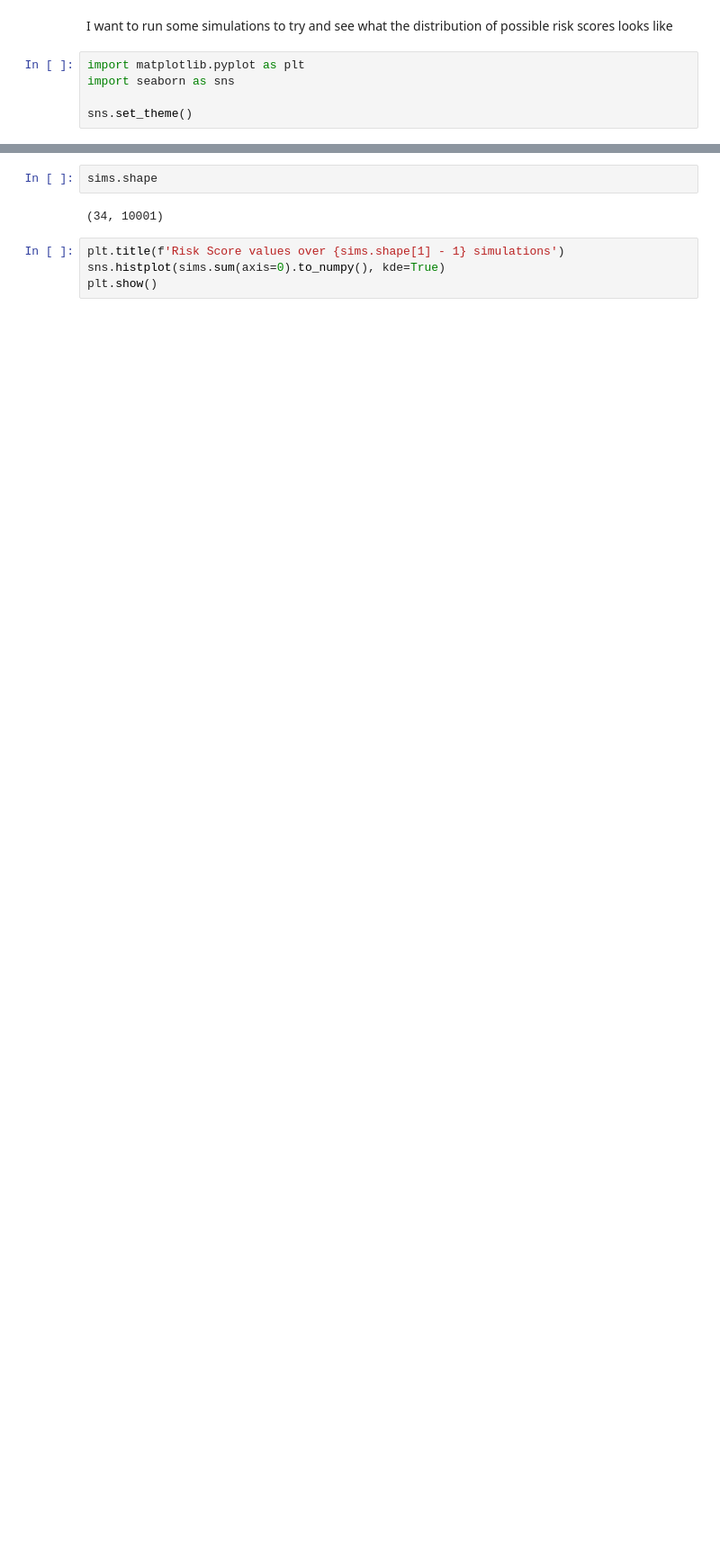
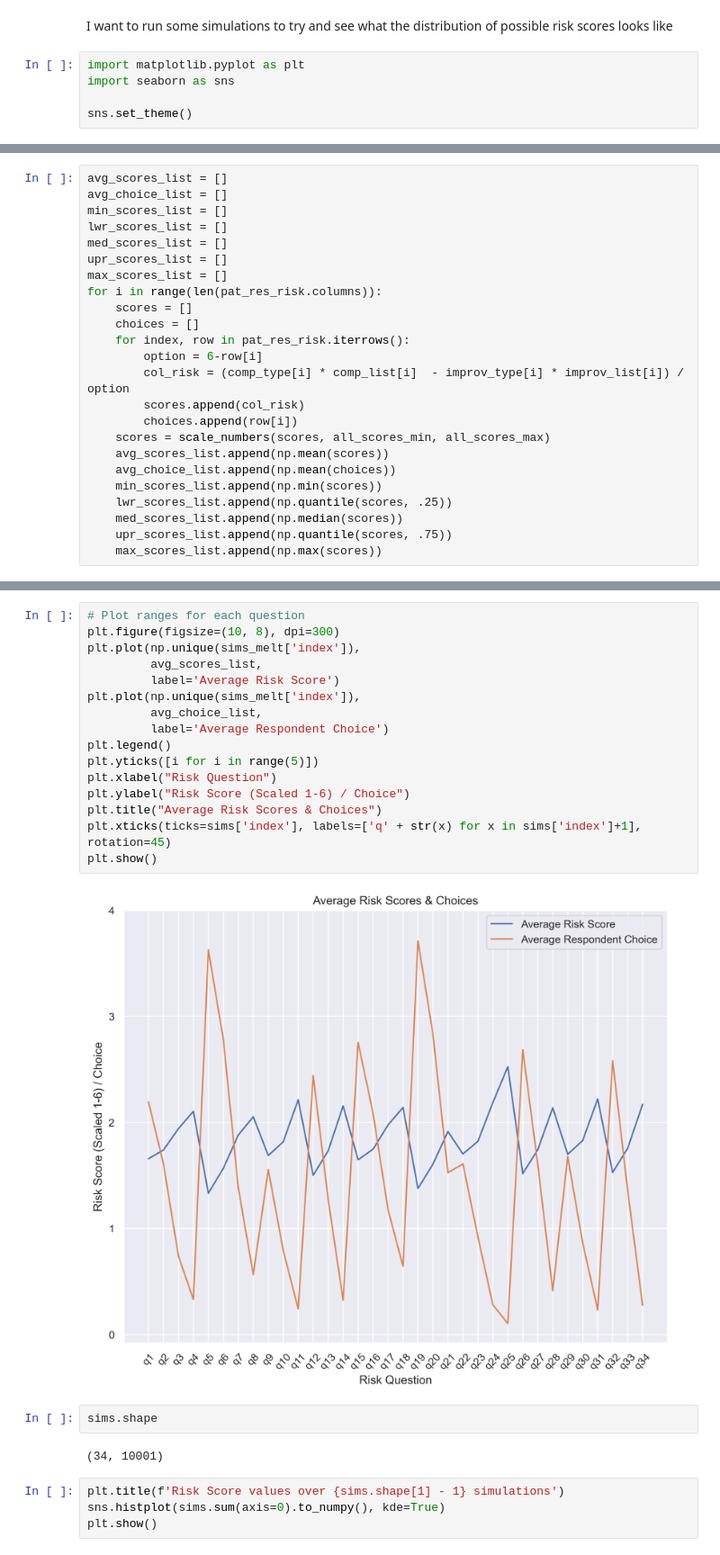
Before and after one commit to evanyfyip/vm-spinal-risk, a Jupyter notebook: vm-spinal-risk/notebooks/spinal_risk_calc.ipynb, the cells around one changed output, grey strips where cells are left out. Shown at 90% size. Drawn from its saved outputs; the diff is of its cells as text; blank space fills up the shorter version.

```diff
--- a/vm-spinal-risk/notebooks/spinal_risk_calc.ipynb
+++ b/vm-spinal-risk/notebooks/spinal_risk_calc.ipynb
@@ -437,3 +456,27 @@ sns.set_theme()
+# %%
+avg_scores_list = []
+avg_choice_list = []
+min_scores_list = []
+lwr_scores_list = []
+med_scores_list = []
+upr_scores_list = []
+max_scores_list = []
+for i in range(len(pat_res_risk.columns)):
+    scores = []
+    choices = []
+    for index, row in pat_res_risk.iterrows():
+        option = 6-row[i]
+        col_risk = (comp_type[i] * comp_list[i]  - improv_type[i] * improv_list[i]) / option
+        scores.append(col_risk)
+        choices.append(row[i])
+    scores = scale_numbers(scores, all_scores_min, all_scores_max)
+    avg_scores_list.append(np.mean(scores))
+    avg_choice_list.append(np.mean(choices))
+    min_scores_list.append(np.min(scores))
+    lwr_scores_list.append(np.quantile(scores, .25))
+    med_scores_list.append(np.median(scores))
+    upr_scores_list.append(np.quantile(scores, .75))
+    max_scores_list.append(np.max(scores))
 # %%
 num_simulations = 10000
 
@@ -470,3 +534,21 @@ plt.show()
+# %%
+# Plot ranges for each question
+plt.figure(figsize=(10, 8), dpi=300)
+plt.plot(np.unique(sims_melt['index']),
+         avg_scores_list,
+         label='Average Risk Score')
+plt.plot(np.unique(sims_melt['index']),
+         avg_choice_list,
+         label='Average Respondent Choice')
+plt.legend()
+plt.yticks([i for i in range(5)])
+plt.xlabel("Risk Question")
+plt.ylabel("Risk Score (Scaled 1-6) / Choice")
+plt.title("Average Risk Scores & Choices")
+plt.xticks(ticks=sims['index'], labels=['q' + str(x) for x in sims['index']+1], rotation=45)
+plt.show()
+# %% [output]
+[figure, added]
 # %%
 sims.shape
 # %% [output]
```
Also changed, not shown: parts of 15 cells of this notebook.
